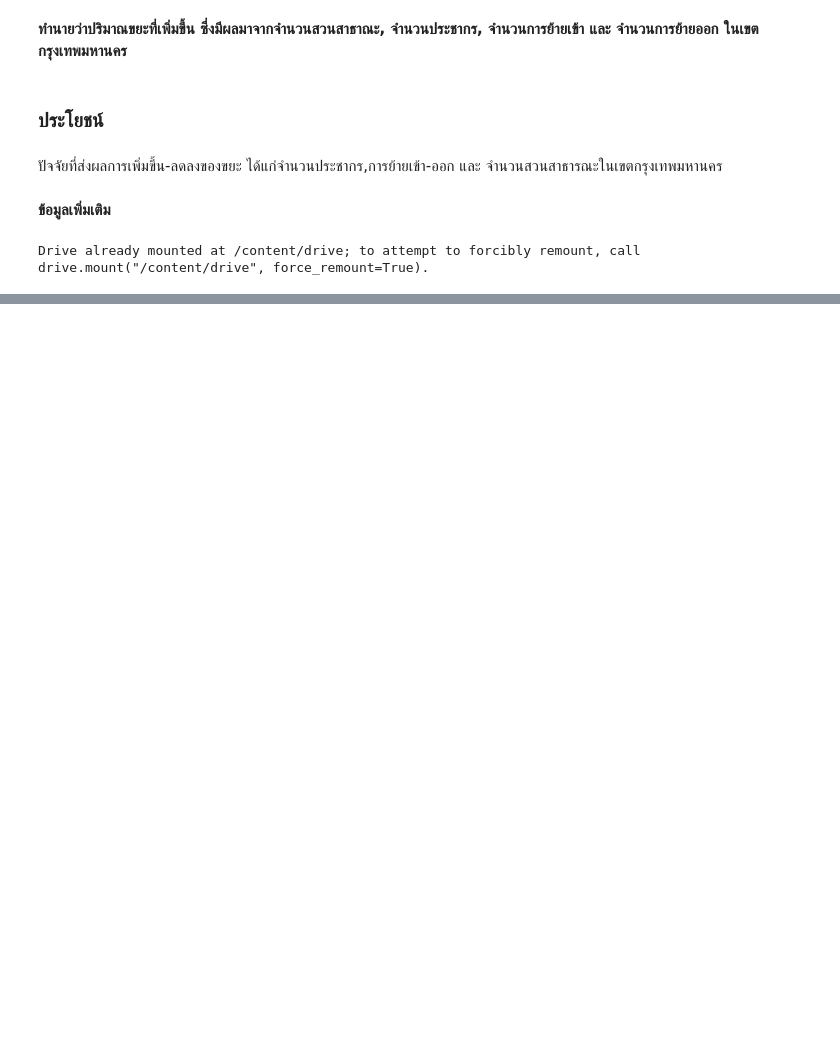
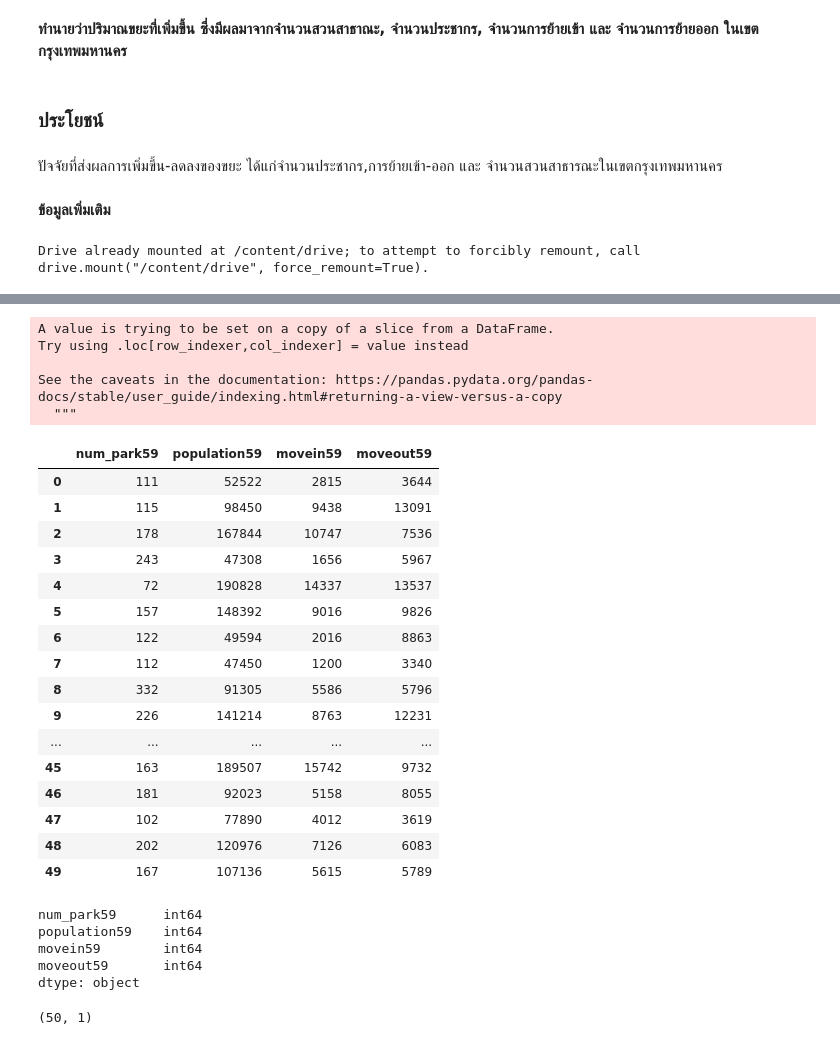
Before and after one commit to team0243/DWDM21, a Jupyter notebook: Project_SUKUNA.ipynb, the cells around one changed output, grey strips where cells are left out. Drawn from its saved outputs; the diff is of its cells as text; code cells hidden in the pictures; blank space fills up the shorter version.

```diff
--- a/Project_SUKUNA.ipynb
+++ b/Project_SUKUNA.ipynb
@@ -631,0 +646,9 @@ park
+# %%
+data2 = pd.merge(pop_gar_moveinout, park59,how='left', on='dcode')
+data2
+#เชื่อมตารางข้อมูล pop_gar_moveinout กับตาราง park59
+# %%
+data59_2 = data2[['dcode','dname','population59','garbage59','movein59','moveout59','num_park59']]
+data59_2
+
+#เลือกเฉพาะcolumn ที่เป็นปี 59
@@ -631,0 +680,12 @@ park
+# %%
+Amount2  = ['low','median','high']
+data59_2['Amount0fGarbage'] = pd.cut(data59_2.garbage59,
+                            bins=[0,50000,100000,150000],
+                            labels=Amount2,
+                            right=False).astype(str).astype(CategoricalDtype(Amount2,ordered=True))
+# %% [output]
+A value is trying to be set on a copy of a slice from a DataFrame.
+Try using .loc[row_indexer,col_indexer] = value instead
+
+See the caveats in the documentation: https://pandas.pydata.org/pandas-docs/stable/user_guide/indexing.html#returning-a-view-versus-a-copy
+  """
@@ -631,0 +694,34 @@ park
+# %%
+data59_2['Amount0fGarbage'] = data59_2['Amount0fGarbage'].map({'low':1,'median':2,'high':3})
+data59_2
+#.map ทำการเปลี่ยน low median high เป็นตัวเลข 1,2 และ 3 ตามลำดับ
+# %%
+X1 = data59_2[['num_park59','population59', 'movein59', 'moveout59']]
+X1
+#กำหนดค่าX คือ จำนวนสวนสาธารณะปี59 จำนวนประชากรปี59 และการย้ายเข้า-ออกปี59
+# %% [output]
+|  | num_park59 | population59 | movein59 | moveout59 |
+| 0 | 111 | 52522 | 2815 | 3644 |
+| 1 | 115 | 98450 | 9438 | 13091 |
+| 2 | 178 | 167844 | 10747 | 7536 |
+| 3 | 243 | 47308 | 1656 | 5967 |
+| 4 | 72 | 190828 | 14337 | 13537 |
+| 5 | 157 | 148392 | 9016 | 9826 |
+| 6 | 122 | 49594 | 2016 | 8863 |
+| 7 | 112 | 47450 | 1200 | 3340 |
+| 8 | 332 | 91305 | 5586 | 5796 |
+| 9 | 226 | 141214 | 8763 | 12231 |
+| ... | ... | ... | ... | ... |
+| 45 | 163 | 189507 | 15742 | 9732 |
+| 46 | 181 | 92023 | 5158 | 8055 |
+| 47 | 102 | 77890 | 4012 | 3619 |
+| 48 | 202 | 120976 | 7126 | 6083 |
+| 49 | 167 | 107136 | 5615 | 5789 |
+# %%
+X1.dtypes
+# %% [output]
+num_park59      int64
+population59    int64
+movein59        int64
+moveout59       int64
+dtype: object
@@ -631,0 +736,4 @@ park
+# %%
+y1.shape
+# %% [output]
+(50, 1)
```
Also changed, not shown: parts of 16 cells of this notebook.
